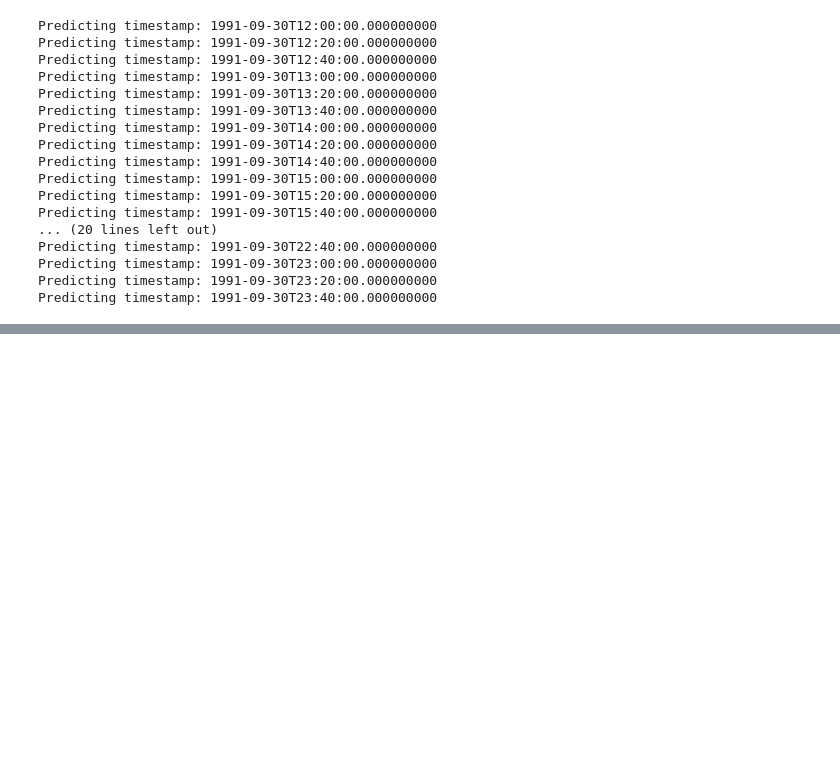
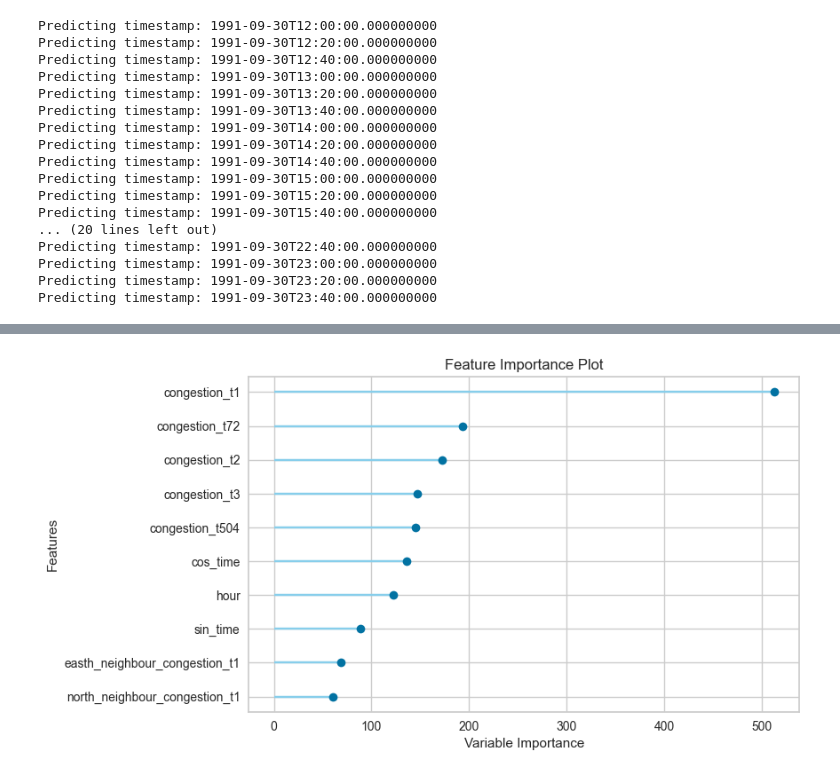
Before and after one commit to MargaridaMC/KaggleMg, a Jupyter notebook: 202203_TabularPlaygroundSeries/PycaretRegression.ipynb, the cells around one changed output, grey strips where cells are left out. Drawn from its saved outputs; the diff is of its cells as text; code cells hidden in the pictures; blank space fills up the shorter version.

```diff
--- a/202203_TabularPlaygroundSeries/PycaretRegression.ipynb
+++ b/202203_TabularPlaygroundSeries/PycaretRegression.ipynb
@@ -443,0 +573,2 @@ test_predictions.to_csv("Submissions/pycaret_lightgbm_weekday_data.csv", index =
+# %%
+lgbm = create_model('lightgbm')
@@ -443,0 +643,4 @@ test_predictions.to_csv("Submissions/pycaret_lightgbm_weekday_data.csv", index =
+# %%
+plot_model(lgbm, plot = 'feature')
+# %% [output]
+[figure, added]
```
Also changed, not shown: parts of 32 cells of this notebook.
